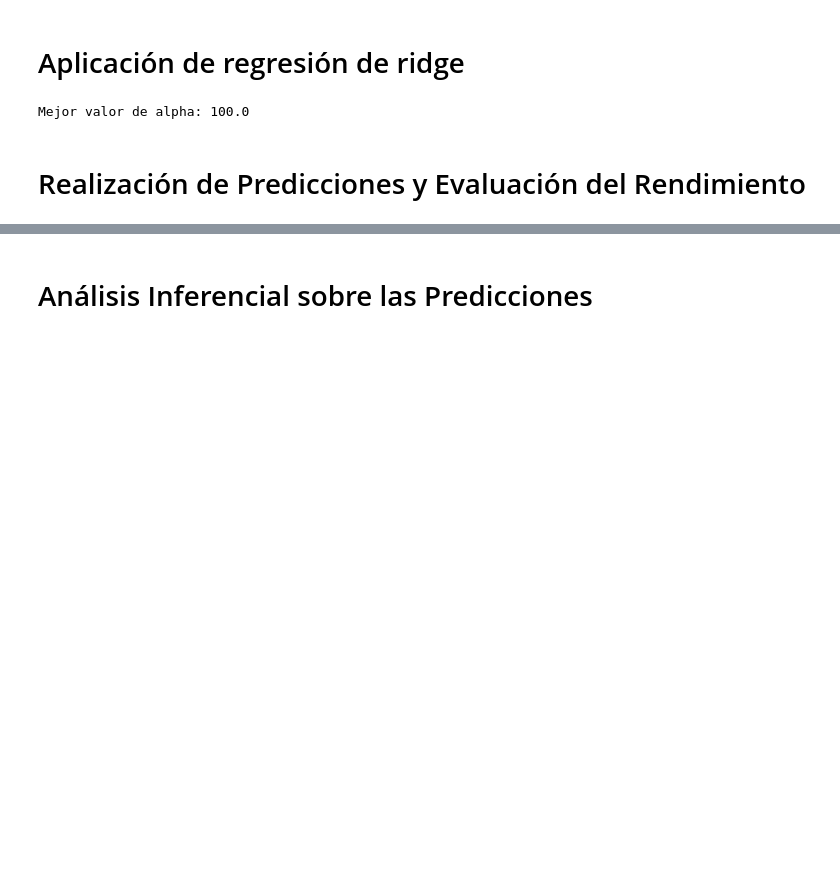
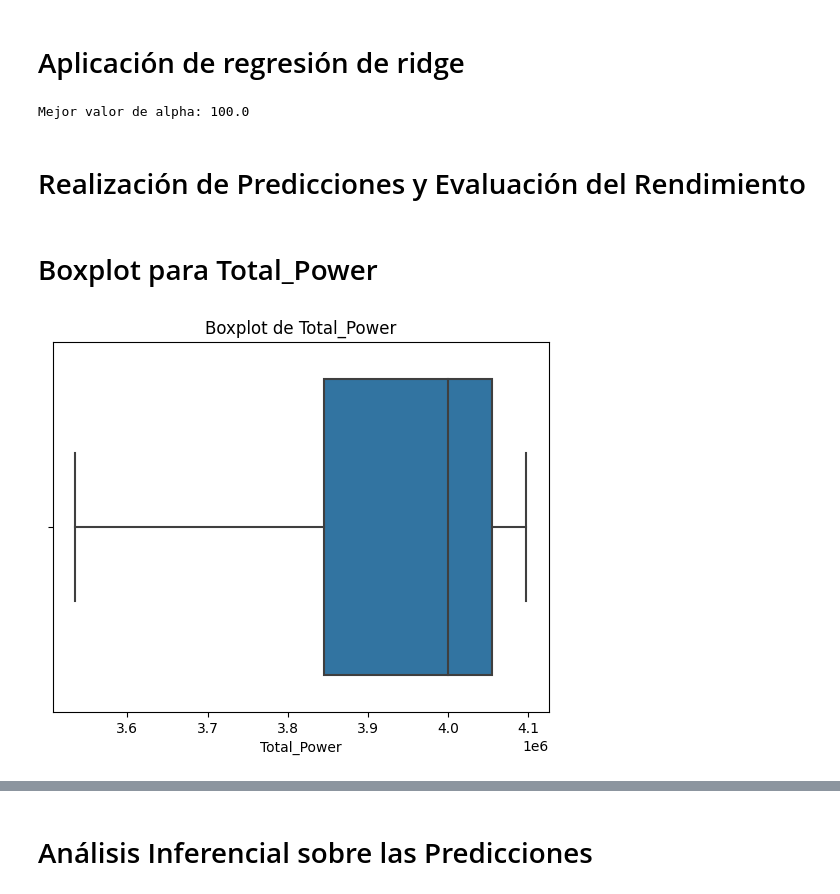
Before and after one commit to DMoyaR/Proyecto-inferencia, a Jupyter notebook: proyecto-inferencia.ipynb, the cells around one changed output, grey strips where cells are left out. Cells and saved outputs as stored; diff of their text form; code cells hidden in the pictures; blank space fills up the shorter version.

```diff
--- a/proyecto-inferencia.ipynb
+++ b/proyecto-inferencia.ipynb
@@ -139,3 +194,12 @@ print(f'Mejor valor de alpha: {grid_search.best_params_["alpha"]}')
 Mejor valor de alpha: 100.0
 # %% [markdown]
 # Realización de Predicciones y Evaluación del Rendimiento
+# %% [markdown]
+# Boxplot para Total_Power
+# %%
+# Boxplot para Total_Power
+sns.boxplot(x=df_cleaned['Total_Power'])
+plt.title('Boxplot de Total_Power')
+plt.show()
+# %% [output]
+[figure, added]
```
Also changed, not shown: parts of 20 cells of this notebook.
